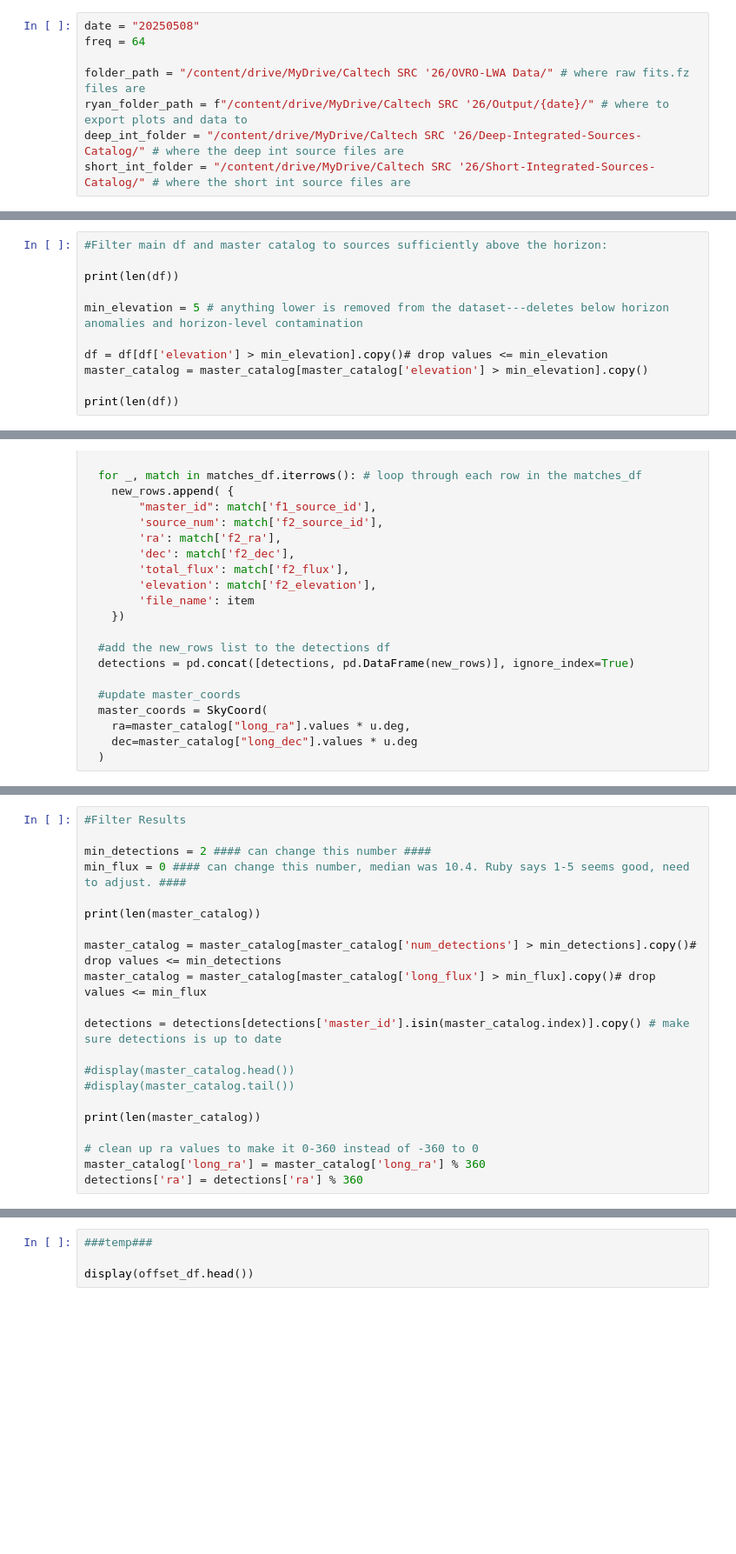
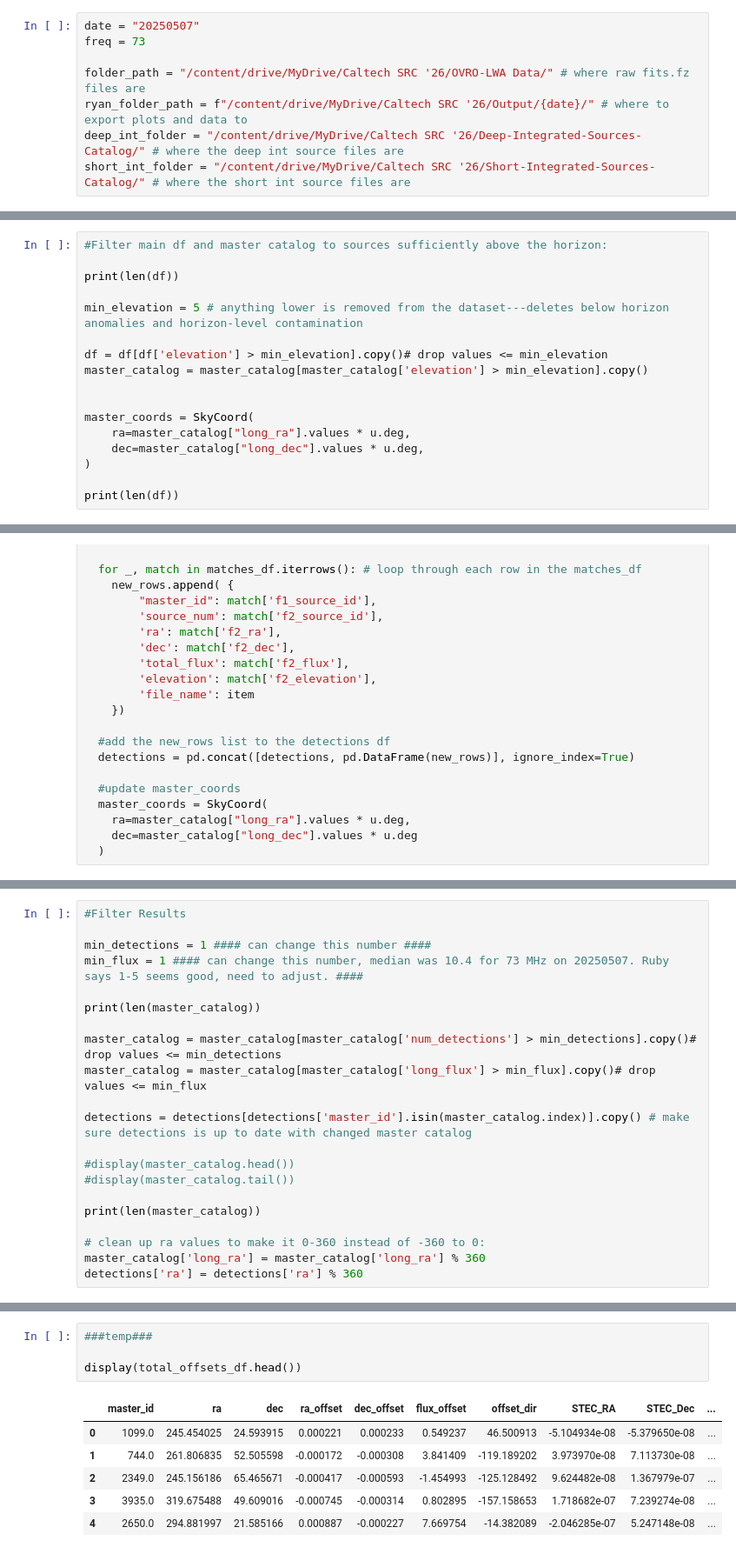
Before and after one commit to rkk7452/OVRO-source-matching, a Jupyter notebook: Animated_PyBDSF_Match_Sources_73MHz.ipynb, the cells around one changed output, grey strips where cells are left out. Shown at 87% size. Saved outputs shown, nothing was run; the diff lists cells and outputs as text; blank space fills up the shorter version.

```diff
--- a/Animated_PyBDSF_Match_Sources_73MHz.ipynb
+++ b/Animated_PyBDSF_Match_Sources_73MHz.ipynb
@@ -75,6 +79,6 @@ drive.mount('/content/drive', force_remount=True)
 # %%
-date = "20250508"
-freq = 64
+date = "20250507"
+freq = 73
 
 folder_path = "/content/drive/MyDrive/Caltech SRC '26/OVRO-LWA Data/" # where raw fits.fz files are
 ryan_folder_path = f"/content/drive/MyDrive/Caltech SRC '26/Output/{date}/" # where to export plots and data to
@@ -144,4 +165,10 @@ min_elevation = 5 # anything lower is removed from the dataset---deletes below h
 df = df[df['elevation'] > min_elevation].copy()# drop values <= min_elevation
 master_catalog = master_catalog[master_catalog['elevation'] > min_elevation].copy()
 
+
+master_coords = SkyCoord(
+    ra=master_catalog["long_ra"].values * u.deg,
+    dec=master_catalog["long_dec"].values * u.deg,
+)
+
 print(len(df))
@@ -274,21 +307,21 @@ plt.show()
 # %%
 #Filter Results
 
-min_detections = 2 #### can change this number ####
-min_flux = 0 #### can change this number, median was 10.4. Ruby says 1-5 seems good, need to adjust. ####
+min_detections = 1 #### can change this number ####
+min_flux = 1 #### can change this number, median was 10.4 for 73 MHz on 20250507. Ruby says 1-5 seems good, need to adjust. ####
 
 print(len(master_catalog))
 
 master_catalog = master_catalog[master_catalog['num_detections'] > min_detections].copy()# drop values <= min_detections
 master_catalog = master_catalog[master_catalog['long_flux'] > min_flux].copy()# drop values <= min_flux
 
-detections = detections[detections['master_id'].isin(master_catalog.index)].copy() # make sure detections is up to date
+detections = detections[detections['master_id'].isin(master_catalog.index)].copy() # make sure detections is up to date with changed master catalog
 
 #display(master_catalog.head())
 #display(master_catalog.tail())
 
 print(len(master_catalog))
 
-# clean up ra values to make it 0-360 instead of -360 to 0
+# clean up ra values to make it 0-360 instead of -360 to 0:
 master_catalog['long_ra'] = master_catalog['long_ra'] % 360
 detections['ra'] = detections['ra'] % 360
@@ -472,7 +579,14 @@ print(offset_df['TEC'].max())
 # %%
 ###temp###
 
-display(offset_df.head())
+display(total_offsets_df.head())
+# %% [output]
+|  | master_id | ra | dec | ra_offset | dec_offset | flux_offset | offset_dir | STEC_RA | STEC_Dec | ... |
+| 0 | 1099.0 | 245.454025 | 24.593915 | 0.000221 | 0.000233 | 0.549237 | 46.500913 | -5.104934e-08 | -5.379650e-08 | ... |
+| 1 | 744.0 | 261.806835 | 52.505598 | -0.000172 | -0.000308 | 3.841409 | -119.189202 | 3.973970e-08 | 7.113730e-08 | ... |
+| 2 | 2349.0 | 245.156186 | 65.465671 | -0.000417 | -0.000593 | -1.454993 | -125.128492 | 9.624482e-08 | 1.367979e-07 | ... |
+| 3 | 3935.0 | 319.675488 | 49.609016 | -0.000745 | -0.000314 | 0.802895 | -157.158653 | 1.718682e-07 | 7.239274e-08 | ... |
+| 4 | 2650.0 | 294.881997 | 21.585166 | 0.000887 | -0.000227 | 7.669754 | -14.382089 | -2.046285e-07 | 5.247148e-08 | ... |
 # %%
 # Part 2: The animation part, using the offset df created above
 
```
Also changed, not shown: parts of 25 cells of this notebook.
